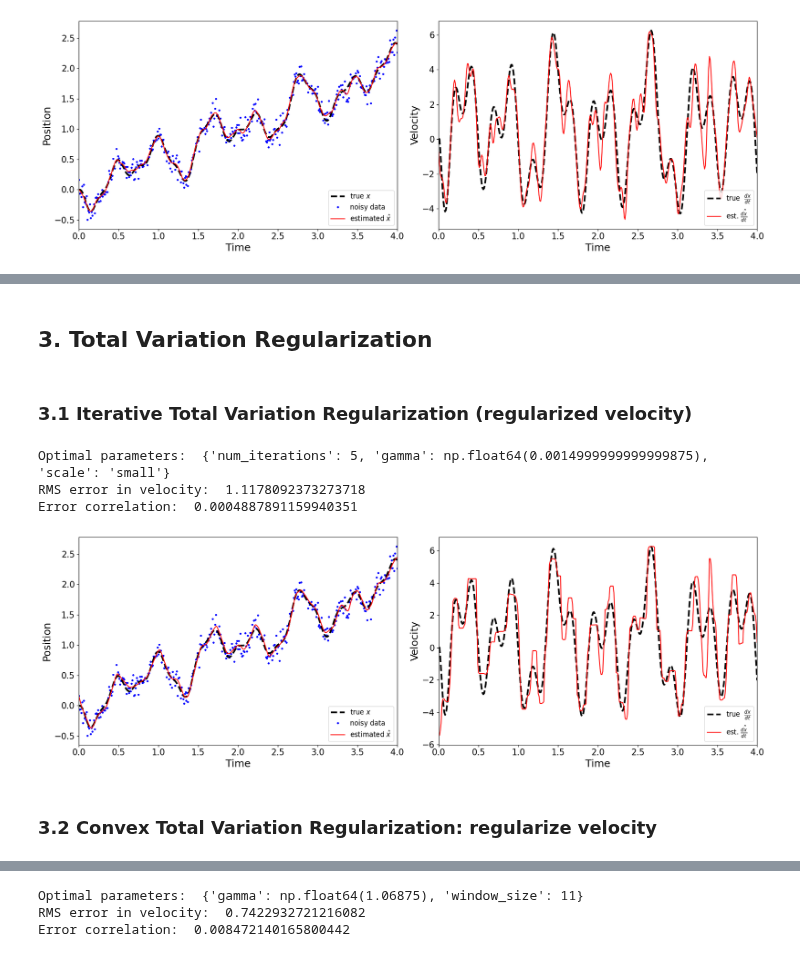
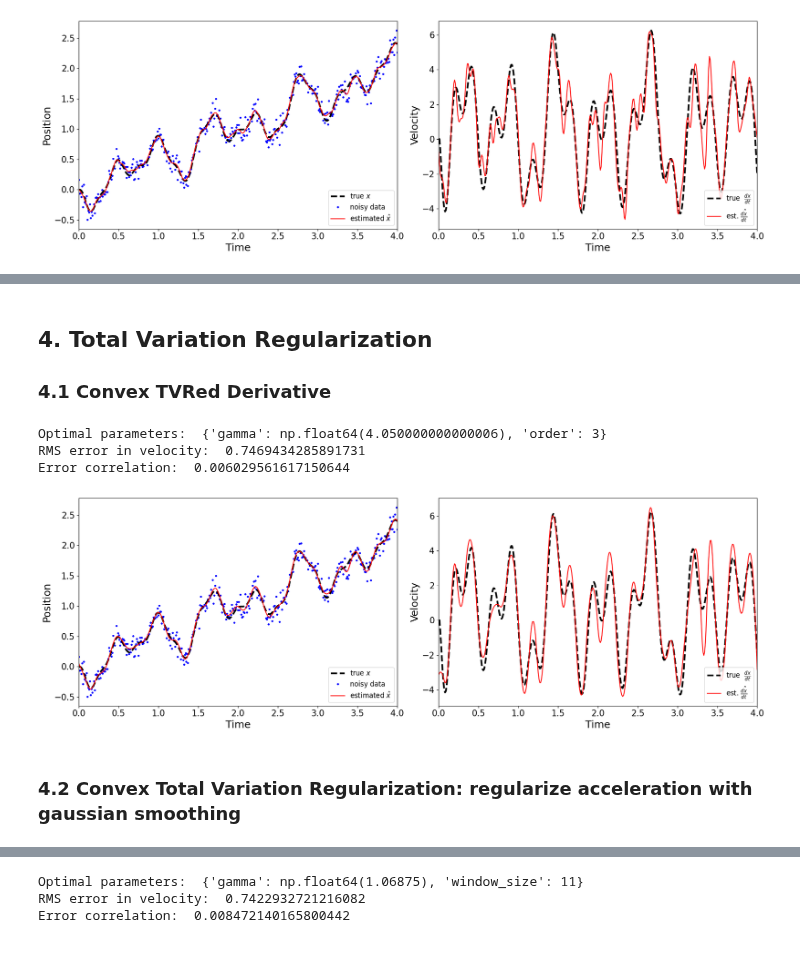
Before and after one commit to florisvb/PyNumDiff, a Jupyter notebook: examples/2b_optimizing_parameters_with_dxdt_unknown.ipynb, the cells around one changed output, grey strips where cells are left out. Saved outputs shown, nothing was run; the diff lists cells and outputs as text; code cells hidden in the pictures.

```diff
--- a/examples/2b_optimizing_parameters_with_dxdt_unknown.ipynb
+++ b/examples/2b_optimizing_parameters_with_dxdt_unknown.ipynb
@@ -211,16 +210,16 @@ Error correlation:  0.0009580454475983382
 # %% [markdown]
-## 3. Total Variation Regularization
+## 4. Total Variation Regularization
+
+### 4.1 Convex TVRed Derivative
-# %% [markdown]
-### 3.1 Iterative Total Variation Regularization (regularized velocity)
 # %%
-params, val = optimize(iterative_velocity, x, dt, search_space={'num_iterations': [1, 2, 3]}, tvgamma=tvgamma)
+params, val = optimize(tvrdiff, x, dt, tvgamma=tvgamma, search_space_updates={'order':(2,3)})
 print('Optimal parameters: ', params)
-x_hat, dxdt_hat = iterative_velocity(x, dt, **params)
+x_hat, dxdt_hat = tvrdiff(x, dt, **params)
 evaluate.plot(x, dt, x_hat, dxdt_hat, x_truth, dxdt_truth)
 # %% [output]
-Optimal parameters:  {'num_iterations': 5, 'gamma': np.float64(0.0014999999999999875), 'scale': 'small'}
-RMS error in velocity:  1.1178092373273718
-Error correlation:  0.0004887891159940351
+Optimal parameters:  {'gamma': np.float64(4.050000000000006), 'order': 3}
+RMS error in velocity:  0.7469434285891731
+Error correlation:  0.006029561617150644
-[figure, old version]
+[figure, new version]
 # %% [markdown]
-### 3.2 Convex Total Variation Regularization: regularize velocity
+### 4.2 Convex Total Variation Regularization: regularize acceleration with gaussian smoothing
```
Also changed, not shown: parts of 50 cells of this notebook, 9 other files.
